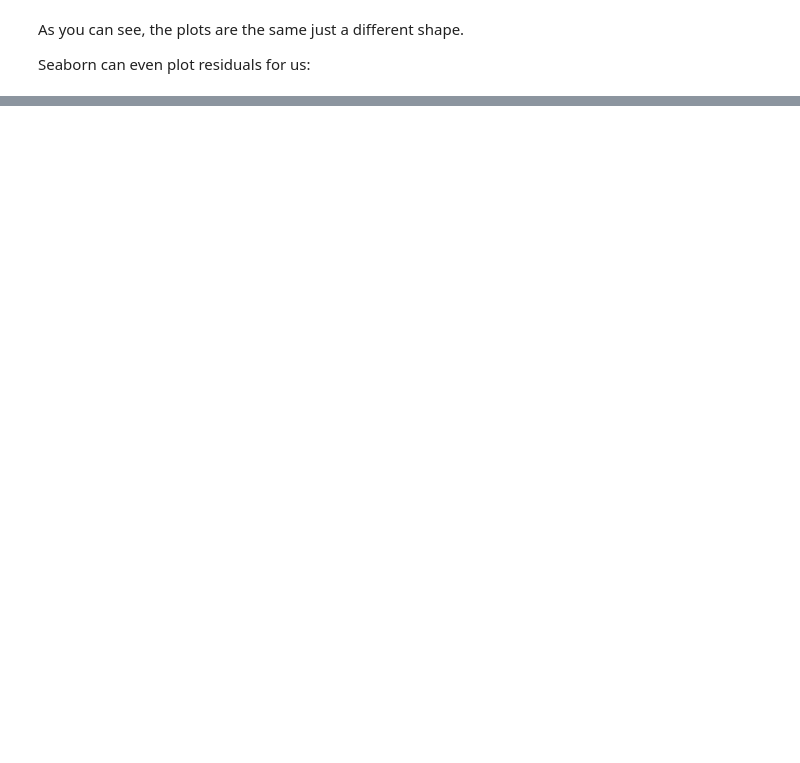
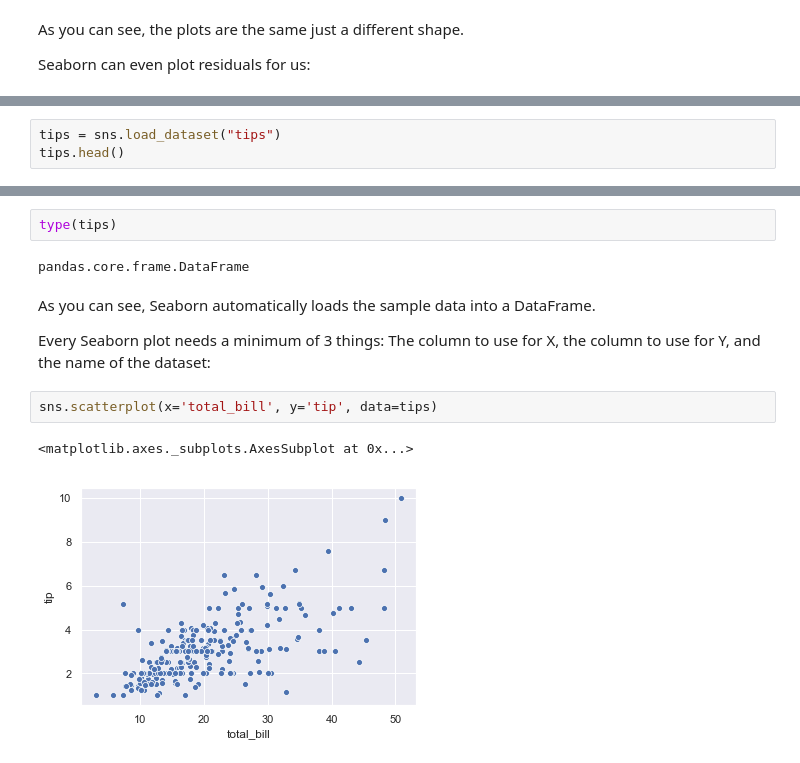
Before and after one commit to Regis-University-Data-Science/msde620_student_files, a Jupyter notebook: FTE_Week7.ipynb, the cells around one changed output, grey strips where cells are left out. Saved outputs shown, nothing was run; the diff lists cells and outputs as text; blank space fills up the shorter version.

```diff
--- a/FTE_Week7.ipynb
+++ b/FTE_Week7.ipynb
@@ -166,0 +214,3 @@ Points should be randomly distributed on the y-axis. If you see patterns then li
+# %%
+tips = sns.load_dataset("tips")
+tips.head()
@@ -166,0 +224,13 @@ Points should be randomly distributed on the y-axis. If you see patterns then li
+# %%
+type(tips)
+# %% [output]
+pandas.core.frame.DataFrame
+# %% [markdown]
+As you can see, Seaborn automatically loads the sample data into a DataFrame.
+
+Every Seaborn plot needs a minimum of 3 things: The column to use for X, the column to use for Y, and the name of the dataset:
+# %%
+sns.scatterplot(x='total_bill', y='tip', data=tips)
+# %% [output]
+<matplotlib.axes._subplots.AxesSubplot at 0x...>
+[figure, added]
```
Also changed, not shown: parts of 96 cells of this notebook.
